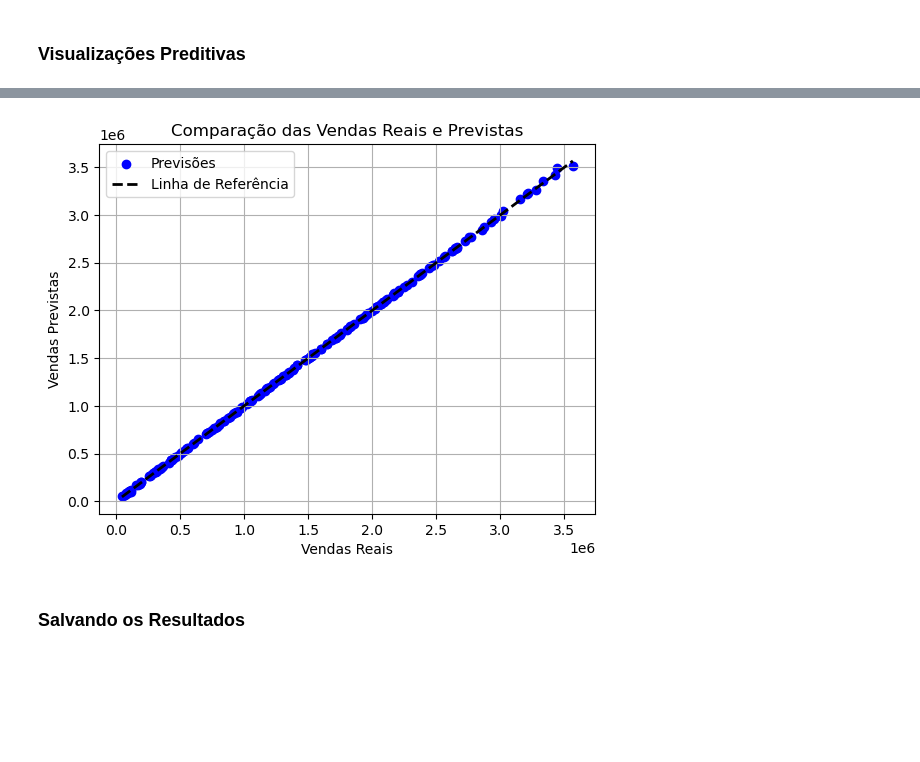
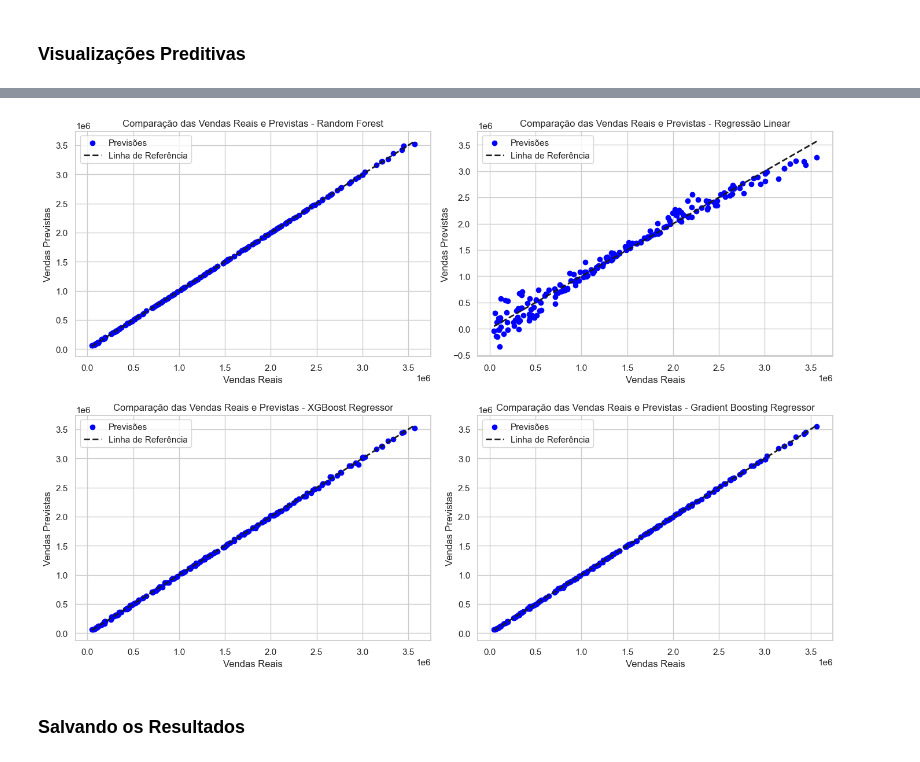
Before and after one commit to JONATHAN-ALMEIDA-MESQUITA/E-commerce_sales_analysis, a Jupyter notebook: Notebook/Analise_de_vendas_de_e-comerce.ipynb, the cells around one changed output, grey strips where cells are left out. Cells and saved outputs as stored; diff of their text form; code cells hidden in the pictures; blank space fills up the shorter version.

```diff
--- a/Notebook/Analise_de_vendas_de_e-comerce.ipynb
+++ b/Notebook/Analise_de_vendas_de_e-comerce.ipynb
@@ -401,14 +504,32 @@ plt.show()
-# %%
-plt.scatter(y_test, y_pred, c='blue', marker='o', label='Previsões')
-plt.plot([min(y_test), max(y_test)], [min(y_test), max(y_test)], 'k--', lw=2, label='Linha de Referência')
-plt.title('Comparação das Vendas Reais e Previstas')
-plt.xlabel('Vendas Reais')
-plt.ylabel('Vendas Previstas')
-plt.legend()
-plt.grid(True)
-plt.show()
-# %% [output]
-[figure, removed]
+# %%
+# Lista de previsões de cada modelo
+model_predictions = {
+    'Random Forest': y_pred_rf,
+    'Regressão Linear': y_pred_lr,
+    'XGBoost Regressor': y_pred_xgb,
+    'Gradient Boosting Regressor': y_pred_gbr
+}
+
+# Criando a figura e os eixos para os 4 gráficos (2x2 layout)
+fig, axes = plt.subplots(2, 2, figsize=(14, 10))
+
+# Acessar cada eixo para plotar os gráficos
+axes = axes.ravel()  # Ravel converte a matriz de eixos em uma lista para fácil iteração
+
+for idx, (model_name, y_pred) in enumerate(model_predictions.items()):
+    axes[idx].scatter(y_test, y_pred, c='blue', marker='o', label='Previsões')
+    axes[idx].plot([min(y_test), max(y_test)], [min(y_test), max(y_test)], 'k--', lw=2, label='Linha de Referência')
+    axes[idx].set_title(f'Comparação das Vendas Reais e Previstas - {model_name}')
+    axes[idx].set_xlabel('Vendas Reais')
+    axes[idx].set_ylabel('Vendas Previstas')
+    axes[idx].legend()
+    axes[idx].grid(True)
+
+# Ajusta o layout para não sobrepor os títulos e labels
+plt.tight_layout()
+plt.show()
+# %% [output]
+[figure, added]
 # %% [markdown]
 ### Salvando os Resultados
 # %%
```
Also changed, not shown: parts of 14 cells of this notebook.
